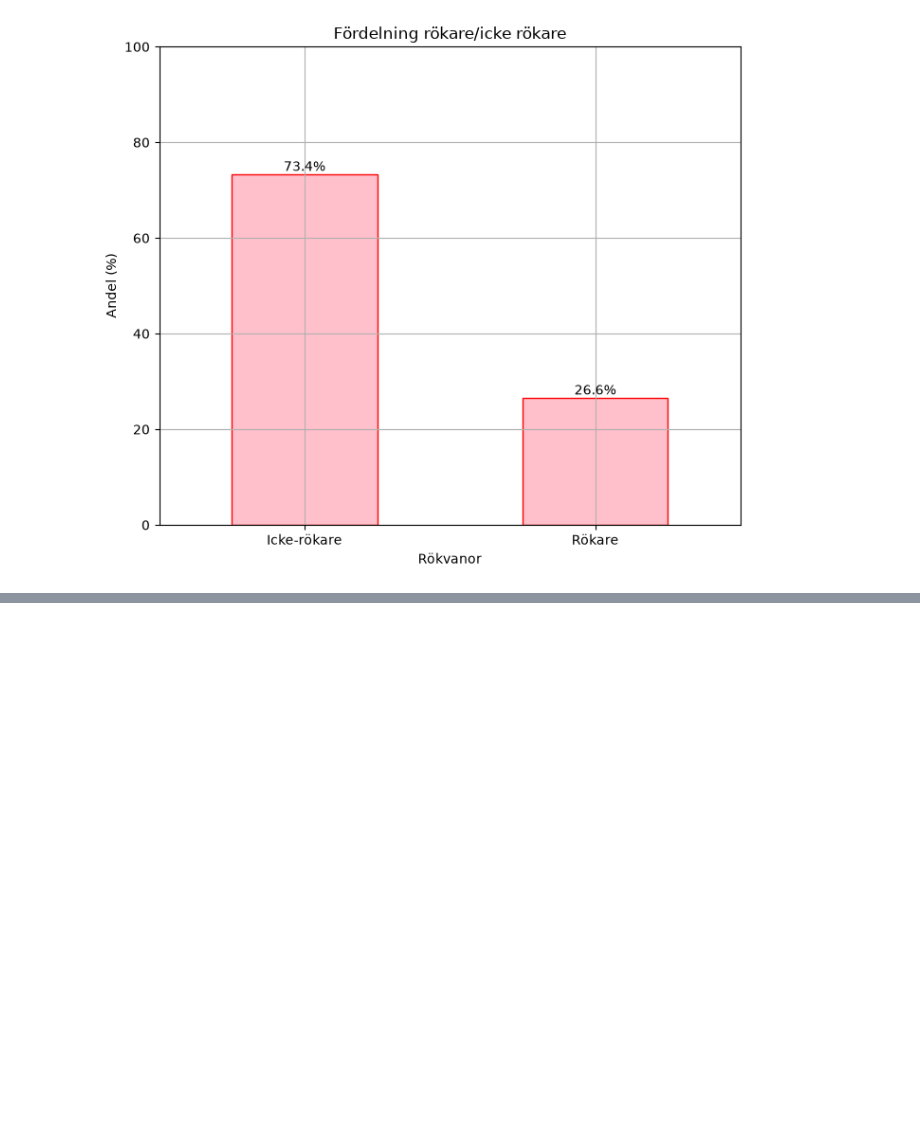
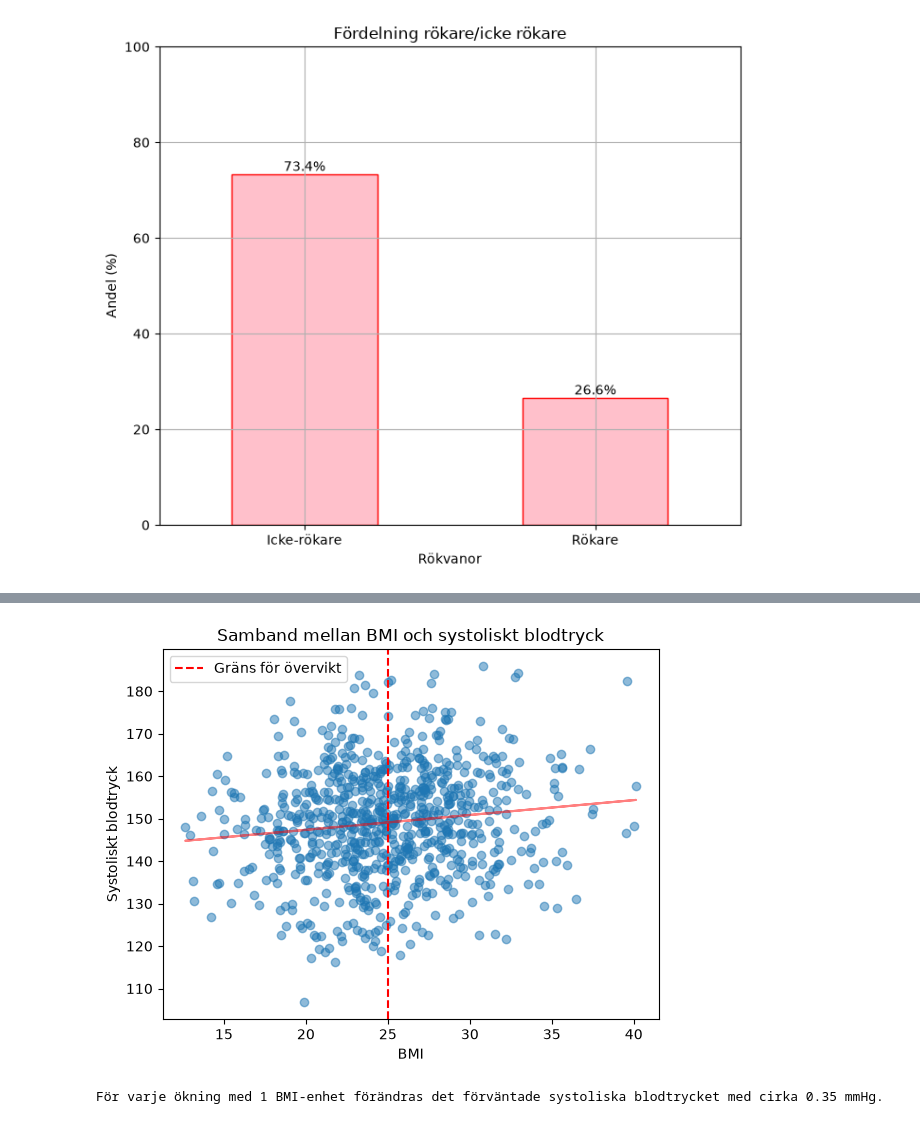
Before and after one commit to loviswikstrom/Health_Study_Analyze, a Jupyter notebook: notebooks/del2.ipynb, the cells around one changed output, grey strips where cells are left out. Saved outputs shown, nothing was run; the diff lists cells and outputs as text; code cells hidden in the pictures; blank space fills up the shorter version.

```diff
--- a/notebooks/del2.ipynb
+++ b/notebooks/del2.ipynb
@@ -189,0 +105,5 @@ Cell 11: for i, cell in enumerate(notebook["cells"]):
+# %%
+viz.scat_bmi_bp(df)
+# %% [output]
+[figure, added]
+För varje ökning med 1 BMI-enhet förändras det förväntade systoliska blodtrycket med cirka 0.35 mmHg.
```
Also changed, not shown: parts of 6 cells of this notebook, 4 other files.
